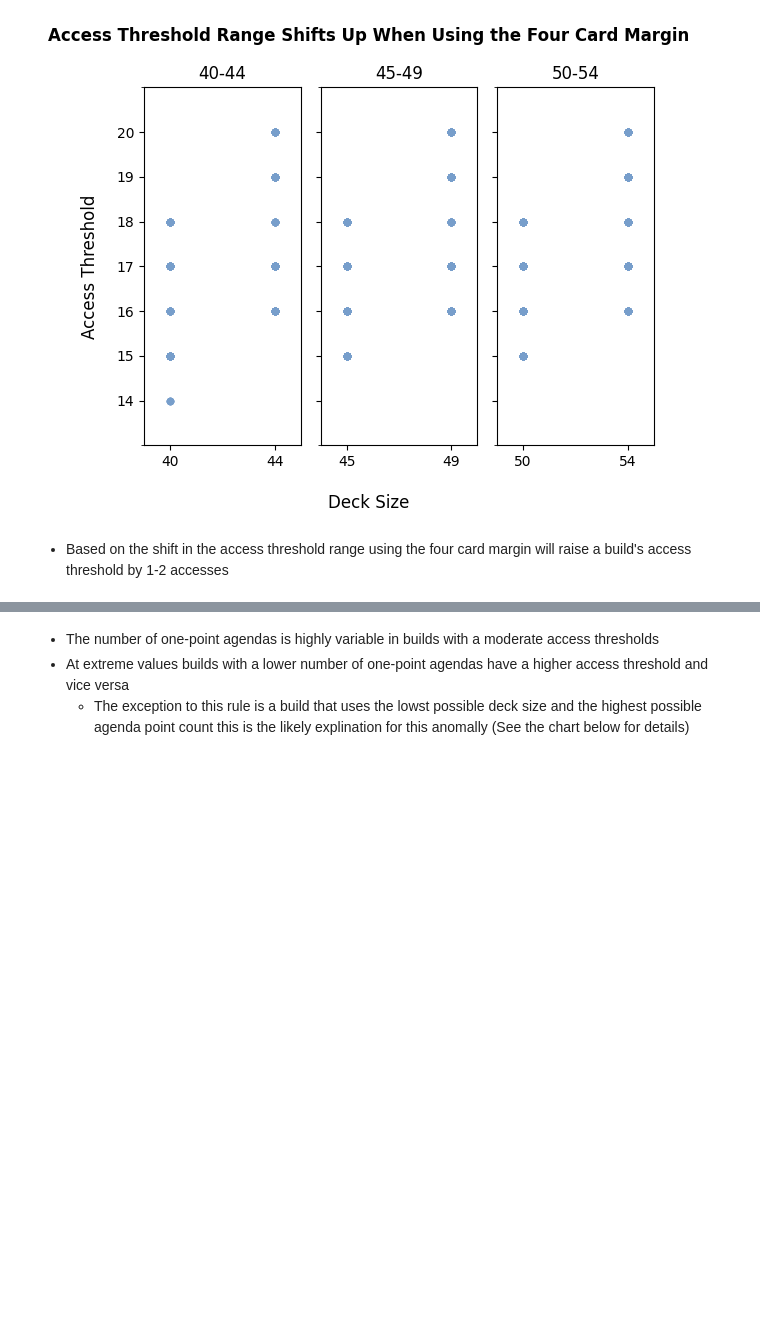
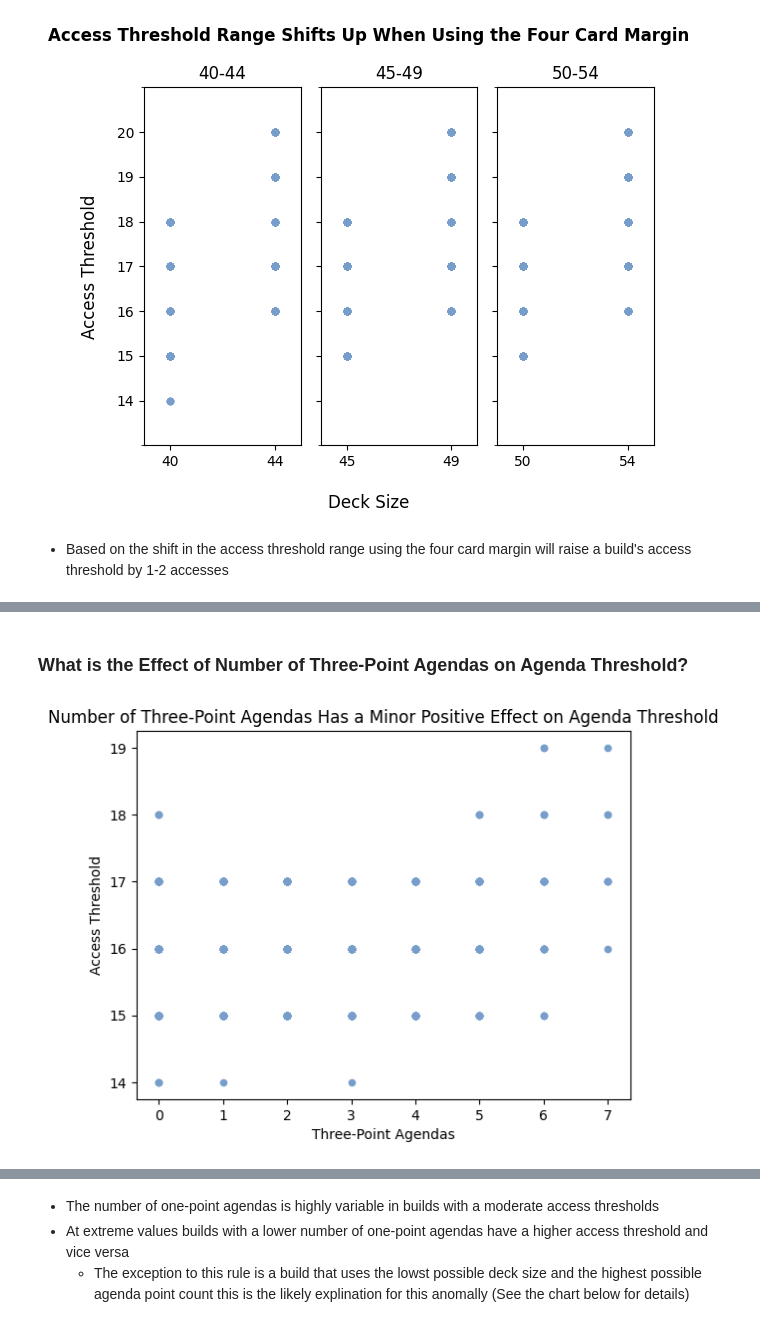
Before and after one commit to Johndsalas/Netrunner-Analysis, a Jupyter notebook: Netrunner_Agenda_Points_Analysis.ipynb, the cells around one changed output, grey strips where cells are left out. Cells and saved outputs as stored; diff of their text form; code cells hidden in the pictures; blank space fills up the shorter version.

```diff
--- a/Netrunner_Agenda_Points_Analysis.ipynb
+++ b/Netrunner_Agenda_Points_Analysis.ipynb
@@ -277,6 +229,7 @@ df.columns
+# %% [markdown]
+### What is the Effect of Number of Three-Point Agendas on Agenda Threshold?
 # %%
-df_normal.plot.scatter(x='threes', y='average_accesses', title='Team Three Star')
-
-plt.tight_layout()
-plt.show()
+nc.get_my_threes_chart(df_normal)
+# %% [output]
+[figure, added]
 # %% [markdown]
```
Also changed, not shown: parts of 21 cells of this notebook.
